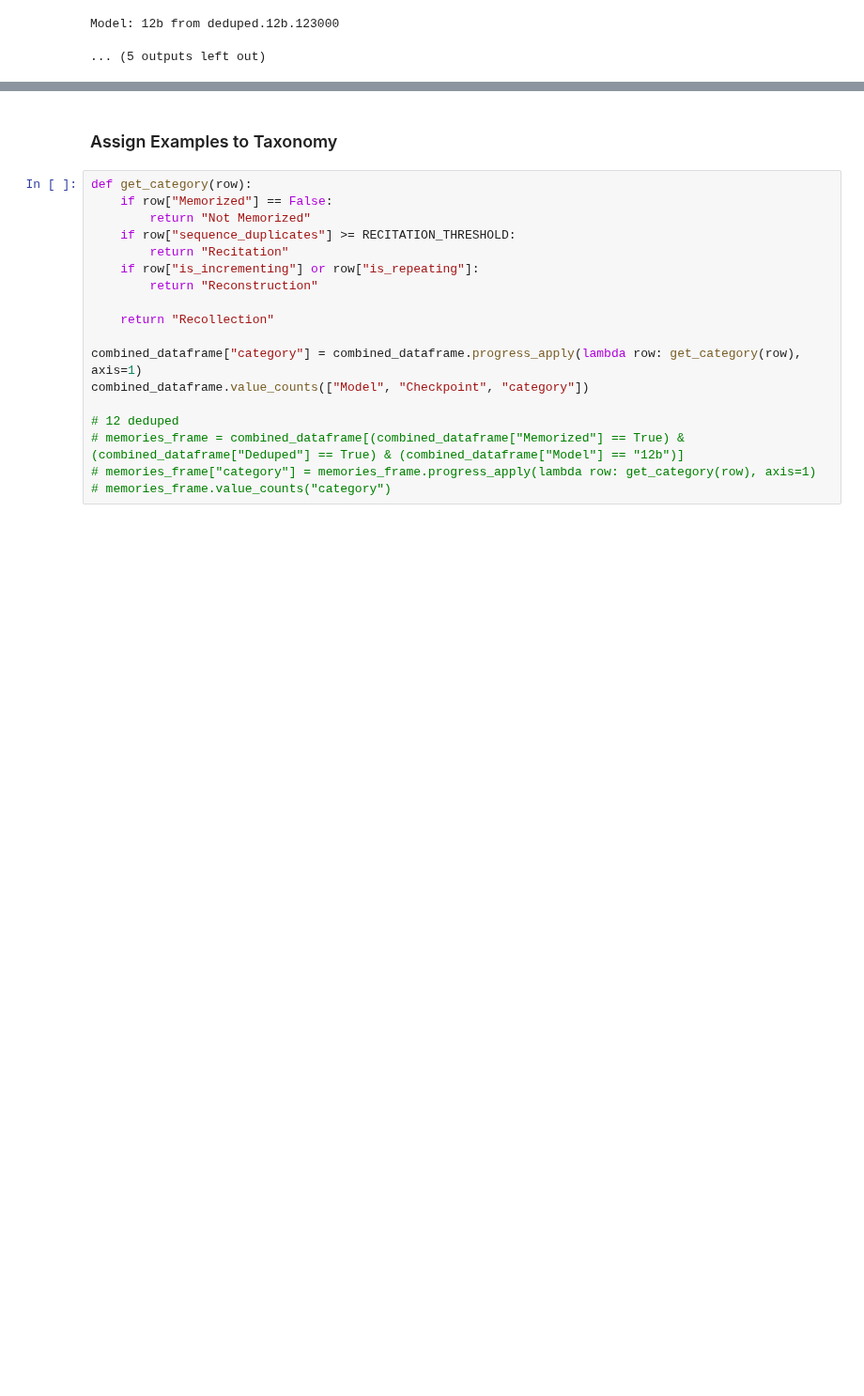
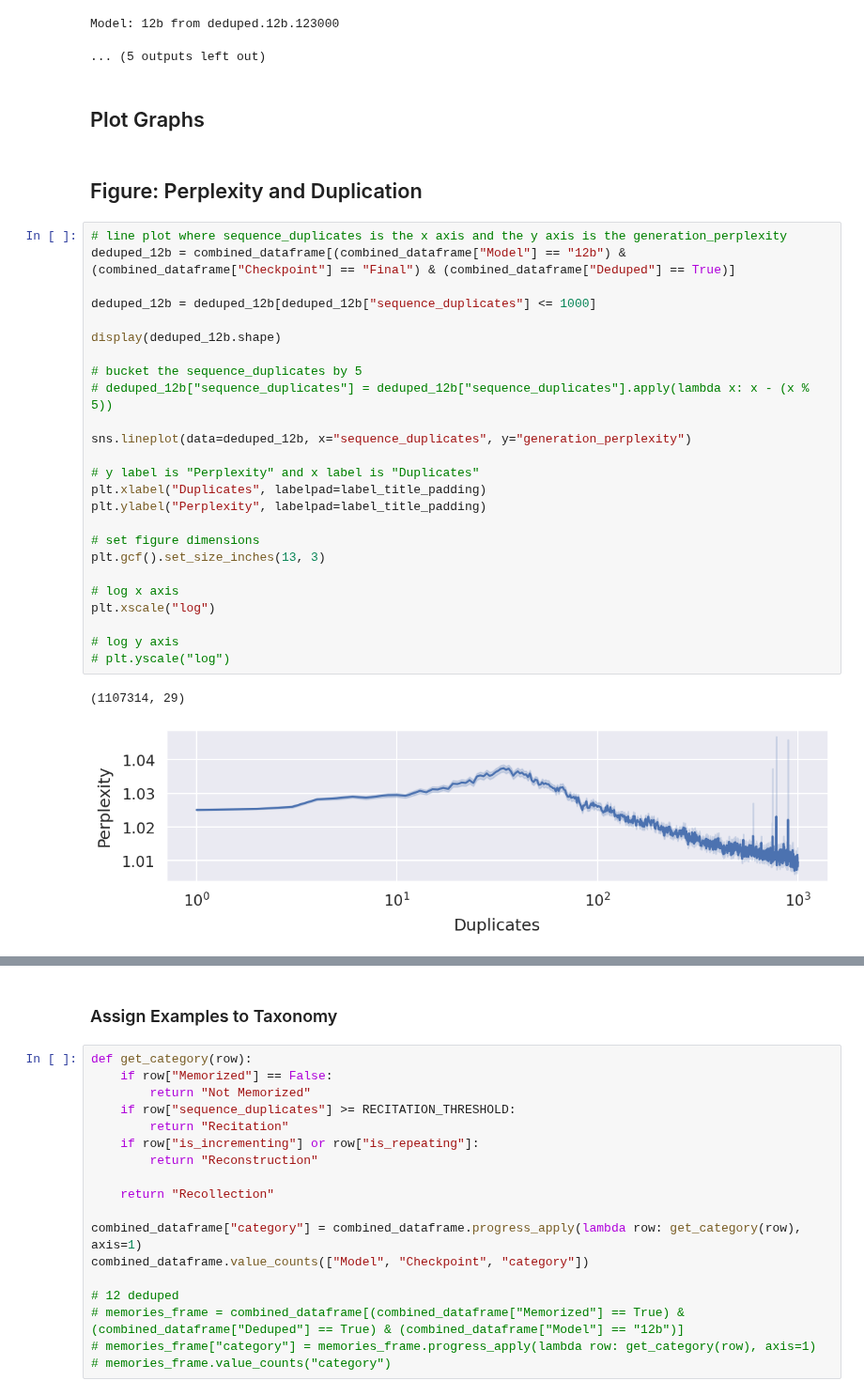
Before and after one commit to EleutherAI/semantic-memorization, a Jupyter notebook: working_dirs/kyle/results_analysis/results_analysis.ipynb, the cells around one changed output, grey strips where cells are left out. Shown at 94% size. Drawn from its saved outputs; the diff is of its cells as text; blank space fills up the shorter version.

```diff
--- a/working_dirs/kyle/results_analysis/results_analysis.ipynb
+++ b/working_dirs/kyle/results_analysis/results_analysis.ipynb
@@ -108,3 +108,35 @@ Model: 12b from deduped.12b.83000
 Model: 12b from deduped.12b.63000
 Model: 12b from deduped.12b.123000
 ... (5 outputs left out)
+# %% [markdown]
+## Plot Graphs
+# %% [markdown]
+## Figure: Perplexity and Duplication
+# %%
+# line plot where sequence_duplicates is the x axis and the y axis is the generation_perplexity
+deduped_12b = combined_dataframe[(combined_dataframe["Model"] == "12b") & (combined_dataframe["Checkpoint"] == "Final") & (combined_dataframe["Deduped"] == True)]
+
+deduped_12b = deduped_12b[deduped_12b["sequence_duplicates"] <= 1000]
+
+display(deduped_12b.shape)
+
+# bucket the sequence_duplicates by 5
+# deduped_12b["sequence_duplicates"] = deduped_12b["sequence_duplicates"].apply(lambda x: x - (x % 5))
+
+sns.lineplot(data=deduped_12b, x="sequence_duplicates", y="generation_perplexity")
+
+# y label is "Perplexity" and x label is "Duplicates"
+plt.xlabel("Duplicates", labelpad=label_title_padding)
+plt.ylabel("Perplexity", labelpad=label_title_padding)
+
+# set figure dimensions
+plt.gcf().set_size_inches(13, 3)
+
+# log x axis
+plt.xscale("log")
+
+# log y axis
+# plt.yscale("log")
+# %% [output]
+(1107314, 29)
+[figure, added]
```
Also changed, not shown: parts of 9 cells of this notebook, 2 other files.
